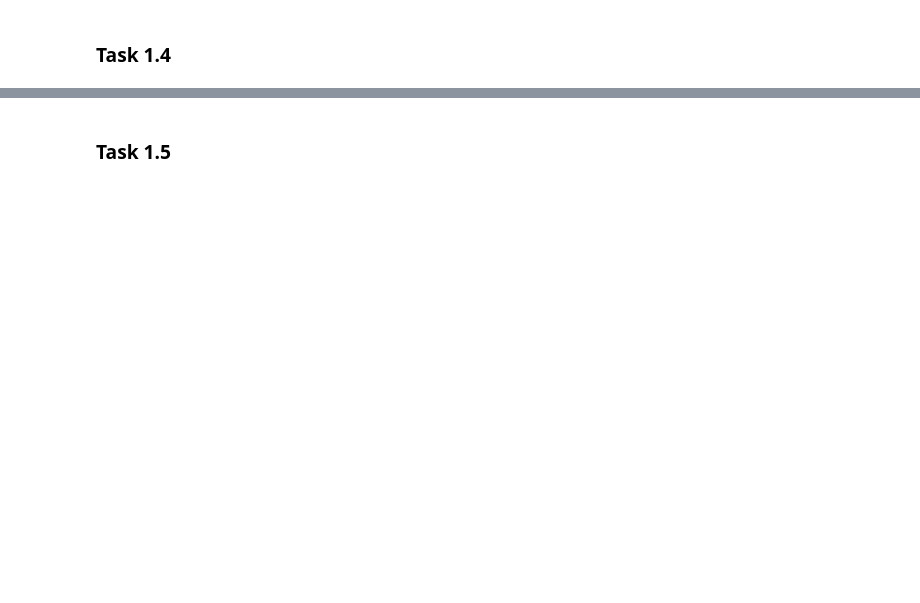
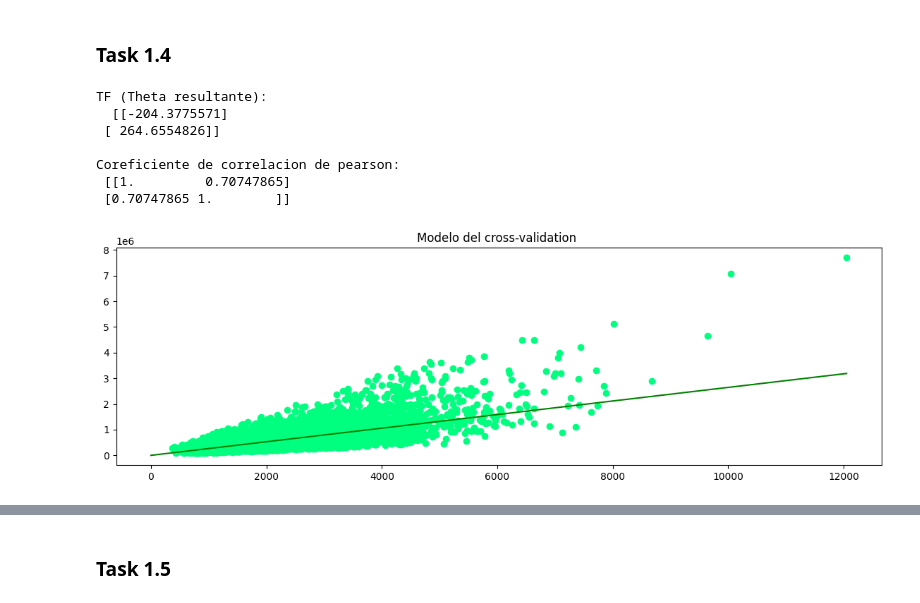
Before and after one commit to moraleseoscar/Polynomial-Linear-Regression, a Jupyter notebook: HojaDeTrabajo4.ipynb, the cells around one changed output, grey strips where cells are left out. Cells and saved outputs as stored; diff of their text form; code cells hidden in the pictures; blank space fills up the shorter version.

```diff
--- a/HojaDeTrabajo4.ipynb
+++ b/HojaDeTrabajo4.ipynb
@@ -90,2 +95,57 @@ plt.show()
 # %% [markdown]
 ### Task 1.4
+# %%
+#Carga del archivo
+data_cross = np.genfromtxt("kc_house_data.csv", delimiter=",", skip_header=1, dtype=float)
+
+#Realizamos el shuffle de la data
+np.random.shuffle(data_cross)
+cross_val_set = data_cross.shape[0] // 3
+
+# Usamos la notación de slicing de Python para separar el set de training y test
+test = data_cross[:cross_val_set]
+training = data_cross[cross_val_set:]
+
+#Seteo de variables del training
+ytrc = training[:, 2] #Price
+xtrc = training[:, 5] #sqft_living
+
+#Ajustamos los shapes de los arrays y los stackeamos a np.ones
+Xtrc = xtrc.reshape(xtrc.shape[0], 1)
+Xrtrc = np.hstack((
+    np.ones((xtrc.shape[0], 1)),
+    Xtrc)
+)
+ytrc = ytrc.reshape(xtrc.shape[0], 1)
+
+#Ejecutamos el modelo
+tocv = np.random.rand(Xrtrc.shape[1], 1)
+
+tfcv, costscv = linreg(Xrtrc, ytrc, to, cost, grad, a = 0.0000001, n =10000)
+print("TF (Theta resultante):\n ", tfcv)
+
+#Linea de tendencia
+xmtrc = np.array([[0], [np.max(xtrc)]])
+xmrtrc = np.hstack((
+    np.ones((2, 1)),
+    xmtrc)
+)
+ymtrc = (xmrtrc @ tfcv)
+
+#Coeficiente de correlación de pearson
+print("\nCoreficiente de correlacion de pearson:\n", np.corrcoef(Xtrc.reshape(1, xtrc.shape[0]), ytrc.reshape(1, xtrc.shape[0])))
+
+#Graficamos
+plt.plot(Xtrc, ytrc, "ro", color = "springgreen")
+plt.plot(xmtrc, ymtrc, color = "green")
+plt.title('Modelo del cross-validation ')
+plt.show()
+# %% [output]
+TF (Theta resultante):
+  [[-204.3775571]
+ [ 264.6554826]]
+
+Coreficiente de correlacion de pearson:
+ [[1.         0.70747865]
+ [0.70747865 1.        ]]
+[figure, added]
```
Also changed, not shown: parts of 9 cells of this notebook.
